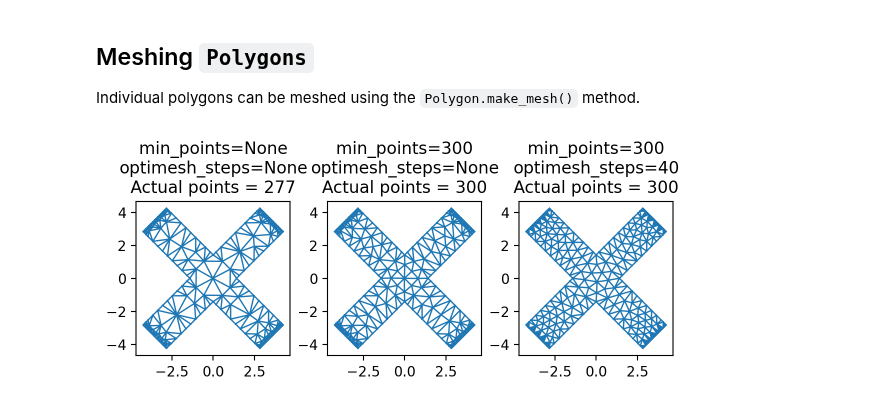
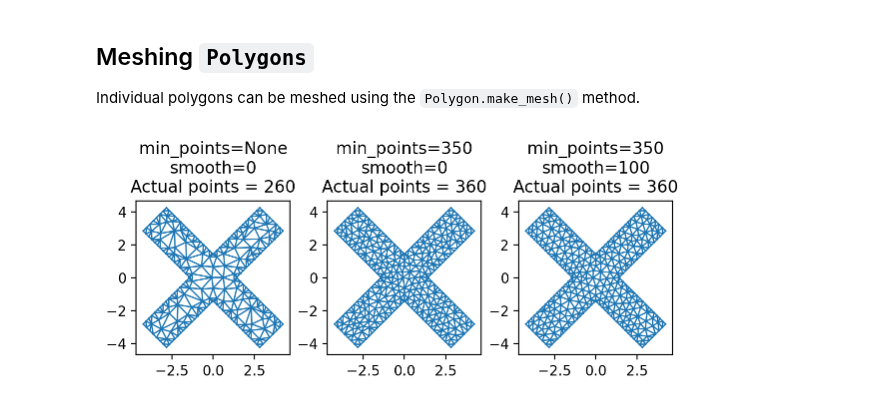
Before and after one commit to loganbvh/py-tdgl, a Jupyter notebook: docs/notebooks/polygons.ipynb, the cells around one changed output. Cells and saved outputs as stored; diff of their text form; code cells hidden in the pictures.

Commit message:
remove optimesh

```diff
--- a/docs/notebooks/polygons.ipynb
+++ b/docs/notebooks/polygons.ipynb
@@ -193,25 +193,25 @@ for hole in holes:
 Individual polygons can be meshed using the `Polygon.make_mesh()` method.
 # %%
 setups = [
-    dict(min_points=None, optimesh_steps=None),
-    dict(min_points=300, optimesh_steps=None),
-    dict(min_points=300, optimesh_steps=40),
+    dict(min_points=None, smooth=0),
+    dict(min_points=350, smooth=0),
+    dict(min_points=350, smooth=100),
 ]
 
 fig, axes = plt.subplots(1, len(setups), figsize=(2 * (len(setups) + 0.5), 2))
 
 for ax, options in zip(axes, setups):
     # Generate a mesh with the specified options
-    points, triangles = X.make_mesh(**options)
+    mesh = X.make_mesh(**options)
 
     # Plot the mesh
     ax.set_aspect("equal")
     title = [f"{key}={value!r}" for key, value in options.items()]
-    title.append(f"Actual points = {points.shape[0]}")
-    ax.triplot(points[:, 0], points[:, 1], triangles, lw=1)
+    title.append(f"Actual points = {mesh.x.shape[0]}")
+    ax.triplot(mesh.x, mesh.y, mesh.elements, lw=1)
     ax.set_title("\n".join(title))
 # %% [output]
-[figure, old version]
+[figure, new version]
 # %%
 tdgl.version_table()
 # %% [output]
```
Also changed, not shown: parts of 2 cells of this notebook, 17 other files.
